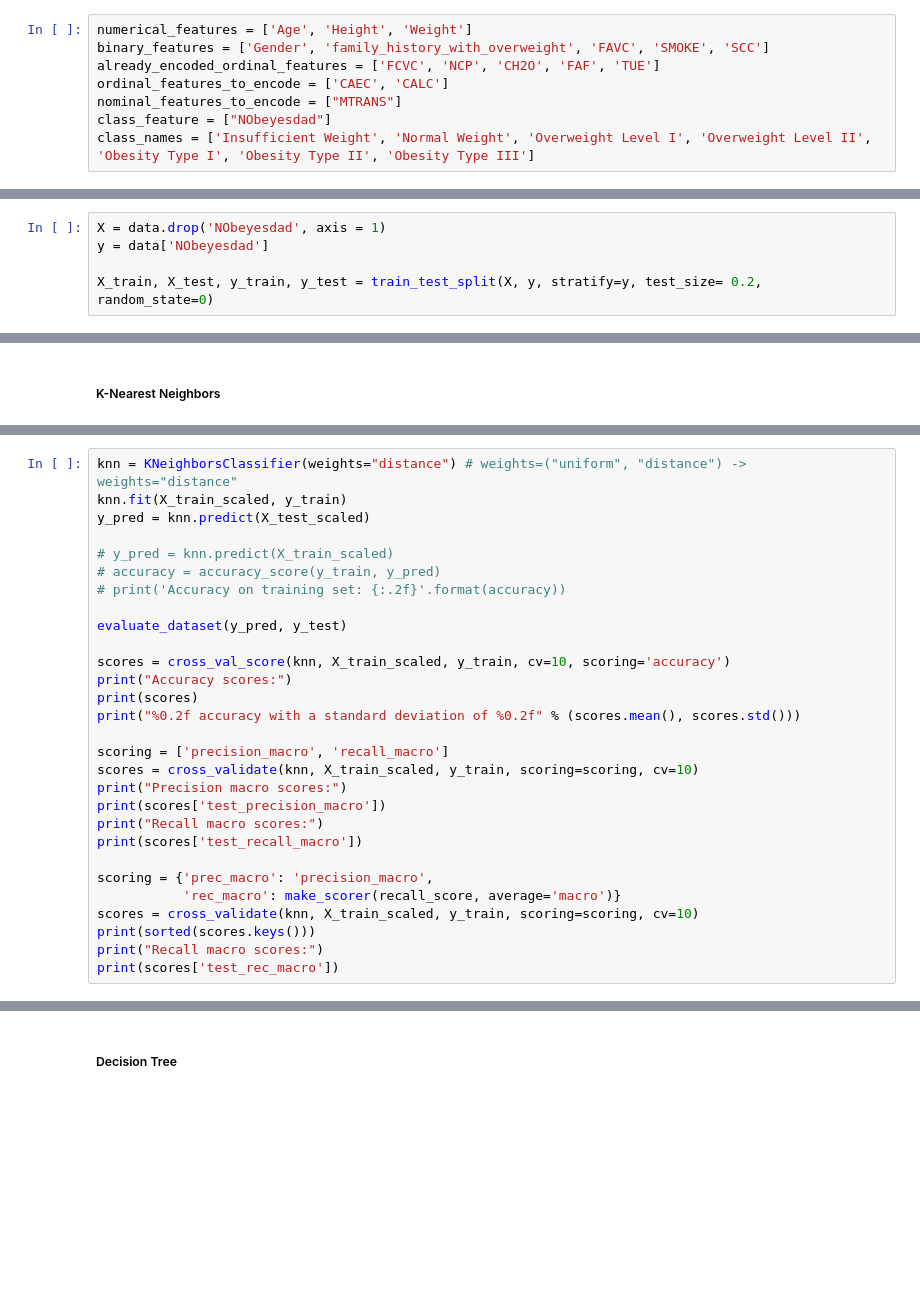
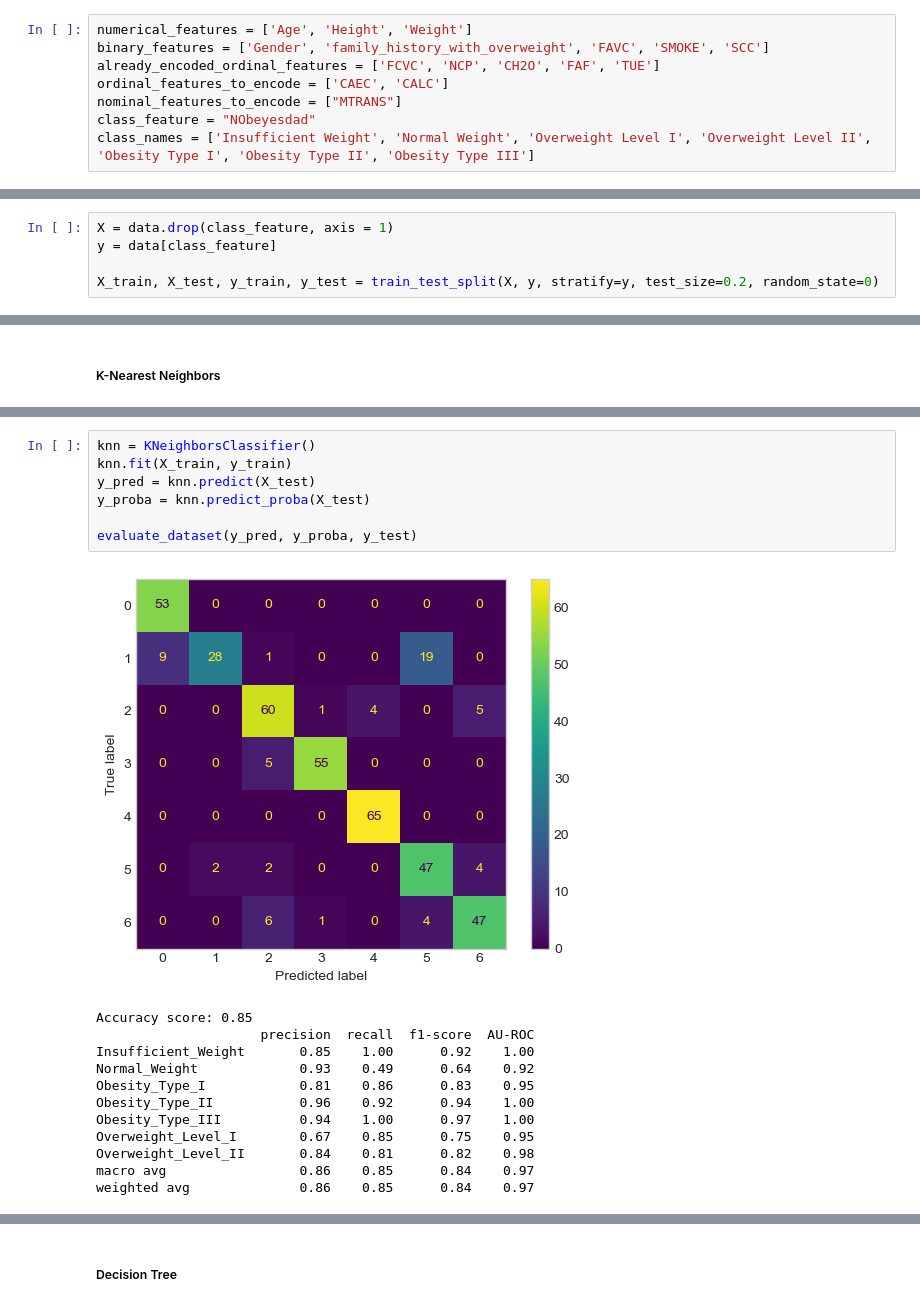
Before and after one commit to ivanica9598/ML_Classification, a Jupyter notebook: Projekat1.ipynb, the cells around one changed output, grey strips where cells are left out. Saved outputs shown, nothing was run; the diff lists cells and outputs as text; blank space fills up the shorter version.

```diff
--- a/Projekat1.ipynb
+++ b/Projekat1.ipynb
@@ -125,7 +125,7 @@ binary_features = ['Gender', 'family_history_with_overweight', 'FAVC', 'SMOKE',
 already_encoded_ordinal_features = ['FCVC', 'NCP', 'CH2O', 'FAF', 'TUE']
 ordinal_features_to_encode = ['CAEC', 'CALC']
 nominal_features_to_encode = ["MTRANS"]
-class_feature = ["NObeyesdad"]
+class_feature = "NObeyesdad"
 class_names = ['Insufficient Weight', 'Normal Weight', 'Overweight Level I', 'Overweight Level II', 'Obesity Type I', 'Obesity Type II', 'Obesity Type III']
 # %%
 data["Age"] = data["Age"].astype(int)
@@ -347,9 +347,9 @@ plt.plot()
 # %% [markdown]
 ### Results
 # %%
-X = data.drop('NObeyesdad', axis = 1)
-y = data['NObeyesdad']
+X = data.drop(class_feature, axis = 1)
+y = data[class_feature]
 
-X_train, X_test, y_train, y_test = train_test_split(X, y, stratify=y, test_size= 0.2, random_state=0)
+X_train, X_test, y_train, y_test = train_test_split(X, y, stratify=y, test_size=0.2, random_state=0)
 # %%
 scaler = MinMaxScaler()
@@ -553,29 +383,0 @@ Recall macro scores:
-# %%
-knn = KNeighborsClassifier(weights="distance") # weights=("uniform", "distance") -> weights="distance"
-knn.fit(X_train_scaled, y_train)
-y_pred = knn.predict(X_test_scaled)
-
-# y_pred = knn.predict(X_train_scaled)
-# accuracy = accuracy_score(y_train, y_pred)
-# print('Accuracy on training set: {:.2f}'.format(accuracy))
-
-evaluate_dataset(y_pred, y_test)
-
-scores = cross_val_score(knn, X_train_scaled, y_train, cv=10, scoring='accuracy')
-print("Accuracy scores:")
-print(scores)
-print("%0.2f accuracy with a standard deviation of %0.2f" % (scores.mean(), scores.std()))
-
-scoring = ['precision_macro', 'recall_macro']
-scores = cross_validate(knn, X_train_scaled, y_train, scoring=scoring, cv=10)
-print("Precision macro scores:")
-print(scores['test_precision_macro'])
-print("Recall macro scores:")
-print(scores['test_recall_macro'])
-
-scoring = {'prec_macro': 'precision_macro',
-           'rec_macro': make_scorer(recall_score, average='macro')}
-scores = cross_validate(knn, X_train_scaled, y_train, scoring=scoring, cv=10)
-print(sorted(scores.keys()))
-print("Recall macro scores:")
-print(scores['test_rec_macro'])
@@ -617,0 +384,20 @@ Recall macro scores:
+# %%
+knn = KNeighborsClassifier()
+knn.fit(X_train, y_train)
+y_pred = knn.predict(X_test)
+y_proba = knn.predict_proba(X_test)
+
+evaluate_dataset(y_pred, y_proba, y_test)
+# %% [output]
+[figure, added]
+Accuracy score: 0.85
+                     precision  recall  f1-score  AU-ROC
+Insufficient_Weight       0.85    1.00      0.92    1.00
+Normal_Weight             0.93    0.49      0.64    0.92
+Obesity_Type_I            0.81    0.86      0.83    0.95
+Obesity_Type_II           0.96    0.92      0.94    1.00
+Obesity_Type_III          0.94    1.00      0.97    1.00
+Overweight_Level_I        0.67    0.85      0.75    0.95
+Overweight_Level_II       0.84    0.81      0.82    0.98
+macro avg                 0.86    0.85      0.84    0.97
+weighted avg              0.86    0.85      0.84    0.97
```
Also changed, not shown: parts of 32 cells of this notebook.
